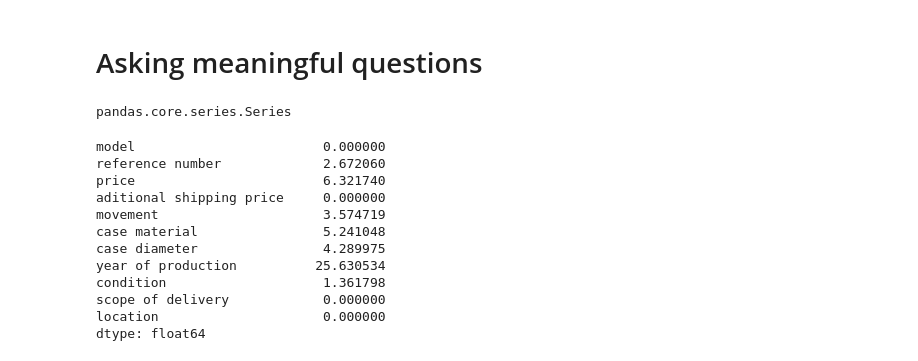
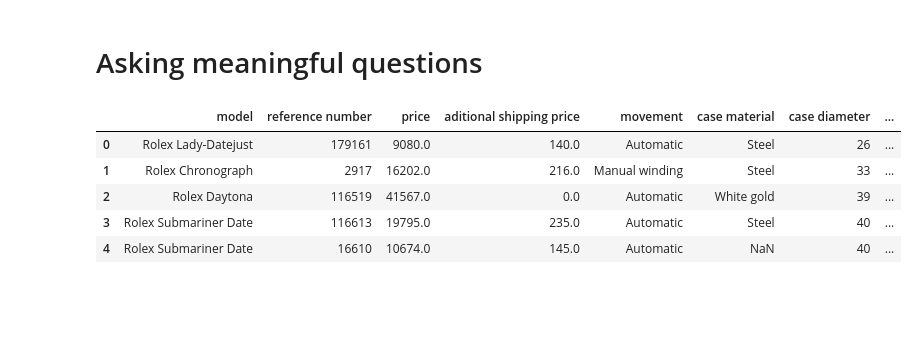
Before and after one commit to baonhat1802/Project-Programming-DS, a Jupyter notebook: Project/test.ipynb, the cells around one changed output. Drawn from its saved outputs; the diff is of its cells as text; code cells hidden in the pictures; blank space fills up the shorter version.

```diff
--- a/Project/test.ipynb
+++ b/Project/test.ipynb
@@ -196,30 +197,3 @@ dtype: int64
 # %%
 rolex_df.drop(columns = ['ad name'],inplace=True)
 rolex_df = rolex_df[rolex_df['model'] != 'Rolex']
-# rolex_df.shape
-# rolex_df['reference number'] =
-type(rolex_df['reference number'].str.rsplit(' '))
-# %% [output]
-pandas.core.series.Series
-# %%
-nume_cols = rolex_df.columns.to_list()
-missing_percentages = (rolex_df[nume_cols].isna()).sum() / rolex_df.shape[0] * 100
-# mins = np.percentile(rolex_df[nume_cols].loc[~pd.isnull(rolex_df['Length'])], 0)
-# medians = np.percentile(rolex_df[nume_cols], 50, axis=0)
-# maxs = np.percentile(rolex_df[nume_cols], 100, axis=0)
-missing_percentages
-# null_data = rolex_df[rolex_df.isnull().any(axis=1)]
-# null_data
-# %% [output]
-model                        0.000000
-reference number             2.672060
-price                        6.321740
-aditional shipping price     0.000000
-movement                     3.574719
-case material                5.241048
-case diameter                4.289975
-year of production          25.630534
-condition                    1.361798
-scope of delivery            0.000000
-location                     0.000000
-dtype: float64
@@ -225,0 +215,10 @@ dtype: float64
+# %%
+rolex_df.reset_index(drop=True,inplace = True)
+rolex_df.head()
+# %% [output]
+|  | model | reference number | price | aditional shipping price | movement | case material | case diameter | ... |
+| 0 | Rolex Lady-Datejust | 179161 | 9080.0 | 140.0 | Automatic | Steel | 26 | ... |
+| 1 | Rolex Chronograph | 2917 | 16202.0 | 216.0 | Manual winding | Steel | 33 | ... |
+| 2 | Rolex Daytona | 116519 | 41567.0 | 0.0 | Automatic | White gold | 39 | ... |
+| 3 | Rolex Submariner Date | 116613 | 19795.0 | 235.0 | Automatic | Steel | 40 | ... |
+| 4 | Rolex Submariner Date | 16610 | 10674.0 | 145.0 | Automatic | NaN | 40 | ... |
```
Also changed, not shown: parts of 4 cells of this notebook.
